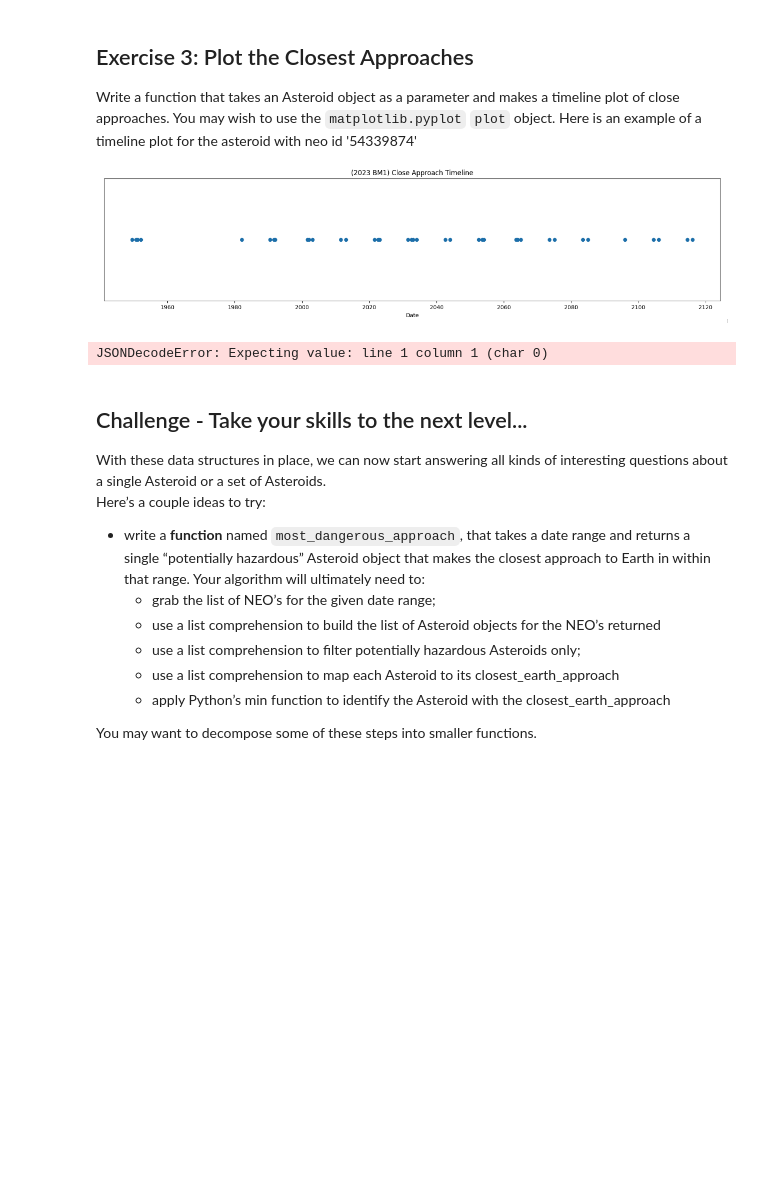
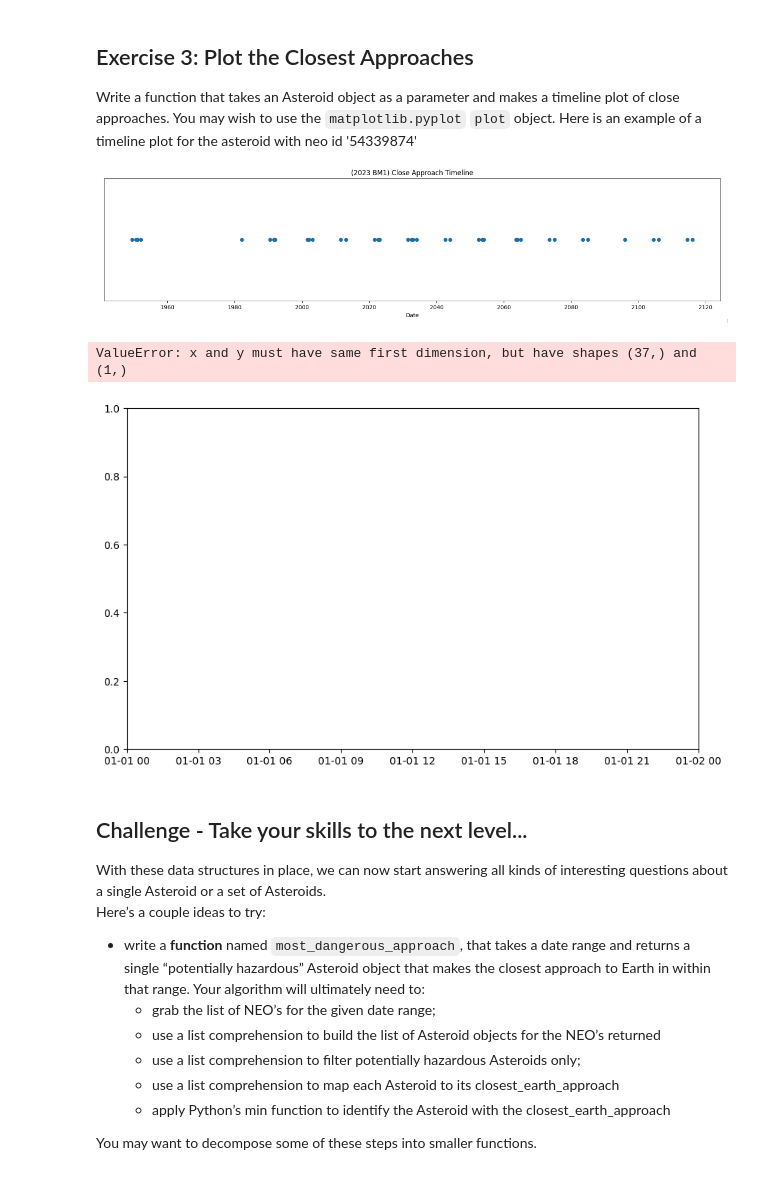
Before and after one commit to CodeChef-1/comp215, a Jupyter notebook: labs/lab04-more_classes.ipynb, the cells around one changed output. Cells and saved outputs as stored; diff of their text form; code cells hidden in the pictures; blank space fills up the shorter version.

```diff
--- a/labs/lab04-more_classes.ipynb
+++ b/labs/lab04-more_classes.ipynb
@@ -221,31 +221,32 @@ Write a function that takes an Asteroid object as a parameter and makes a timeli
 ![Screenshot 2025-01-02 at 10.35.29 AM.png](embedded-picture-1)
 # %%
 import matplotlib.pyplot as plt
+from datetime import datetime
 
 def plot_close_approaches(asteroid):
 
     dates = []
-    distances = []
-    approach_list = Asteroid.from_neo(asteroid)
+    # Access close_approaches directly from the asteroid object
+    approach_list = asteroid.close_approaches
     for approach in approach_list:
         if approach:
-            date = datetime.strptime(approach['close_approach_date'], '%Y-%m-%d')
-            dates.append(date)
-            distances.append(float(approach['miss_distance']['kilometers']))
+            dates.append(approach.approach_date)  # Use approach_date attribute
+
 
     plt.figure(figsize=(10, 6))
-    plt.plot(dates, distances, marker='o', linestyle='-')
+    plt.plot(dates, 10)
     plt.xlabel("Date")
-    plt.ylabel("Miss Distance (km)")
-    plt.title(f"Close Approaches for Asteroid ID: {asteroid.neo_id}")
+    # Access neo_id from approach.neo (replace if neo_id is stored elsewhere)
+    plt.title(f"close approach timeline of {approach_list[0]['neo_reference_id']}")
     plt.xticks(rotation=45)
     plt.tight_layout()
     plt.grid(True)
     plt.show()
 
 plot_close_approaches(test_approach)
 # %% [output]
-JSONDecodeError: Expecting value: line 1 column 1 (char 0)
+ValueError: x and y must have same first dimension, but have shapes (37,) and (1,)
+[figure, added]
 # %% [markdown]
 ## Challenge - Take your skills to the next level...
 
```
